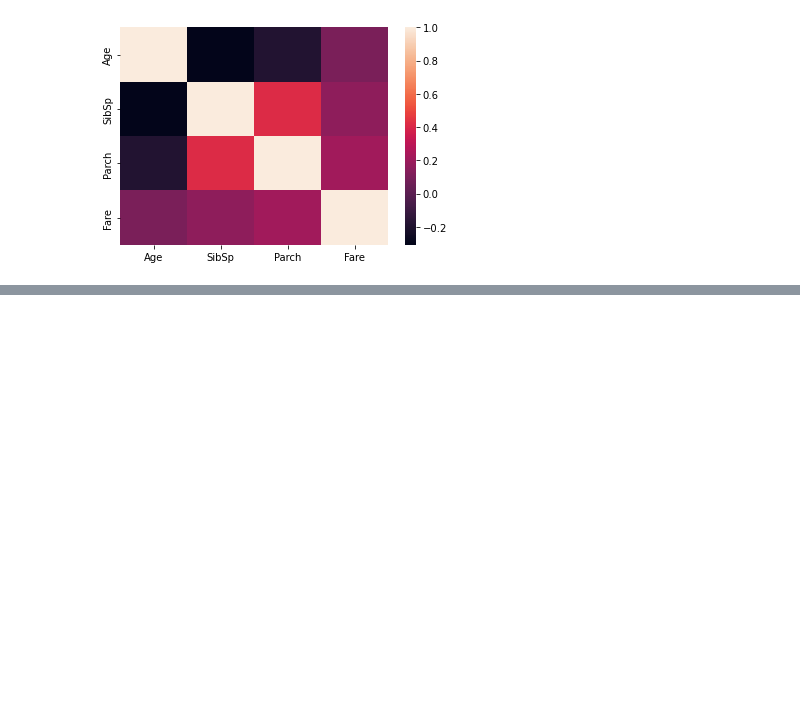
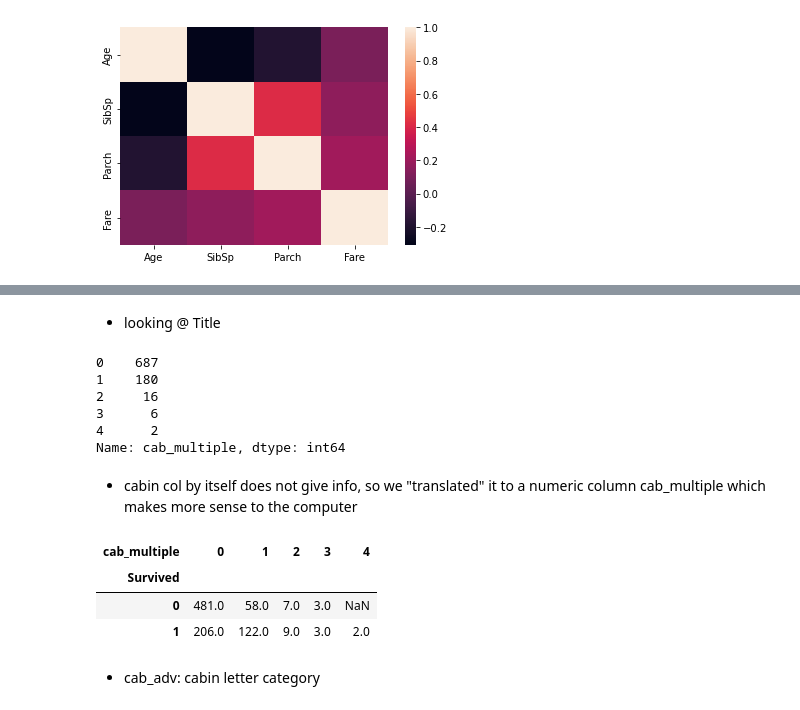
Before and after one commit to ruchir321/titanic, a Jupyter notebook: survival-pred.ipynb, the cells around one changed output, grey strips where cells are left out. Cells and saved outputs as stored; diff of their text form; code cells hidden in the pictures; blank space fills up the shorter version.

```diff
--- a/survival-pred.ipynb
+++ b/survival-pred.ipynb
@@ -139,0 +186,2 @@ Fare   0.096067  0.159651  0.216225  1.000000
+# %% [markdown]
+* looking @ Title
@@ -139,0 +190,20 @@ Fare   0.096067  0.159651  0.216225  1.000000
+# %%
+training['cab_multiple'].value_counts()
+# %% [output]
+0    687
+1    180
+2     16
+3      6
+4      2
+Name: cab_multiple, dtype: int64
+# %% [markdown]
+* cabin col by itself does not give info, so we "translated" it to a numeric column cab_multiple which makes more sense to the computer
+# %%
+pd.pivot_table(training, index='Survived', columns='cab_multiple',values='Ticket',aggfunc='count')
+# %% [output]
+| cab_multiple | 0 | 1 | 2 | 3 | 4 |
+| Survived |  |  |  |  |  |
+| 0 | 481.0 | 58.0 | 7.0 | 3.0 | NaN |
+| 1 | 206.0 | 122.0 | 9.0 | 3.0 | 2.0 |
+# %% [markdown]
+* cab_adv: cabin letter category
```
Also changed, not shown: parts of 13 cells of this notebook.
